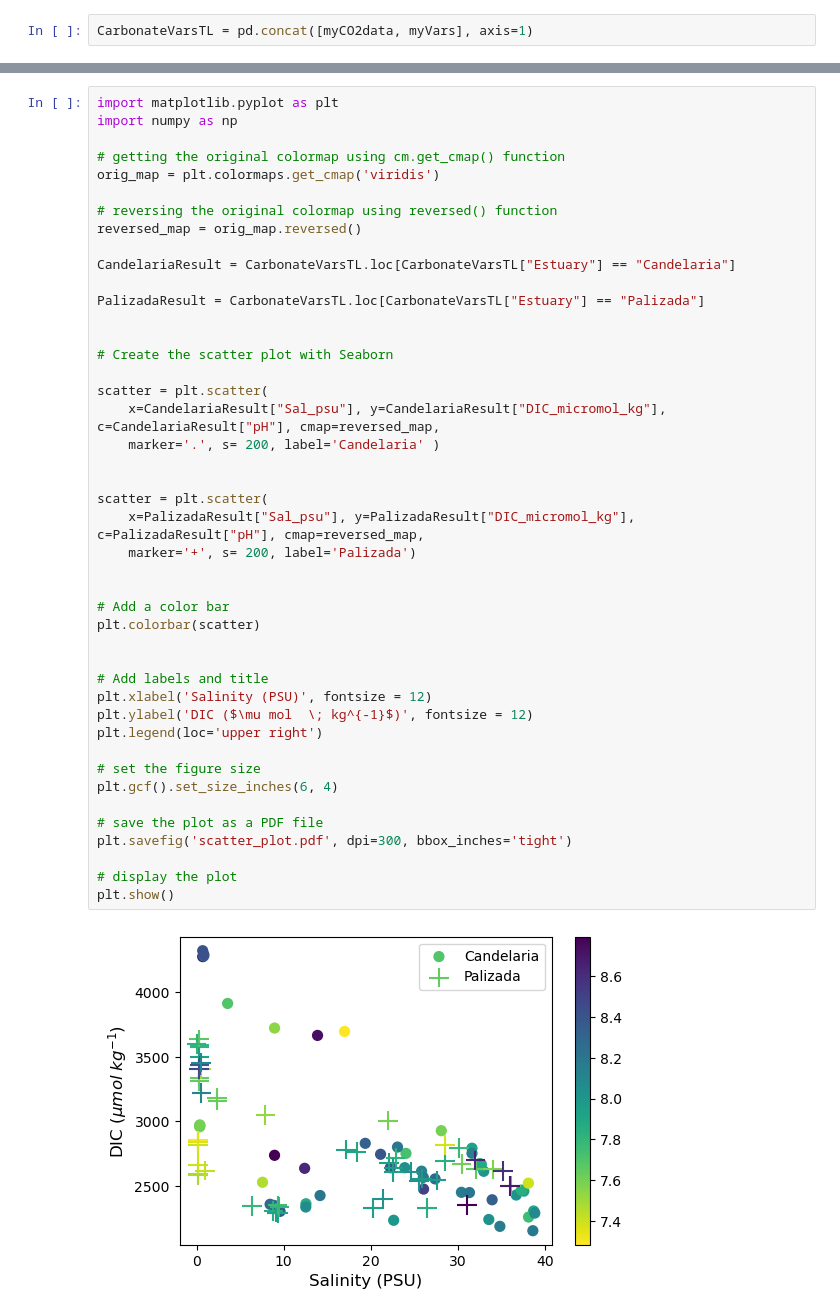
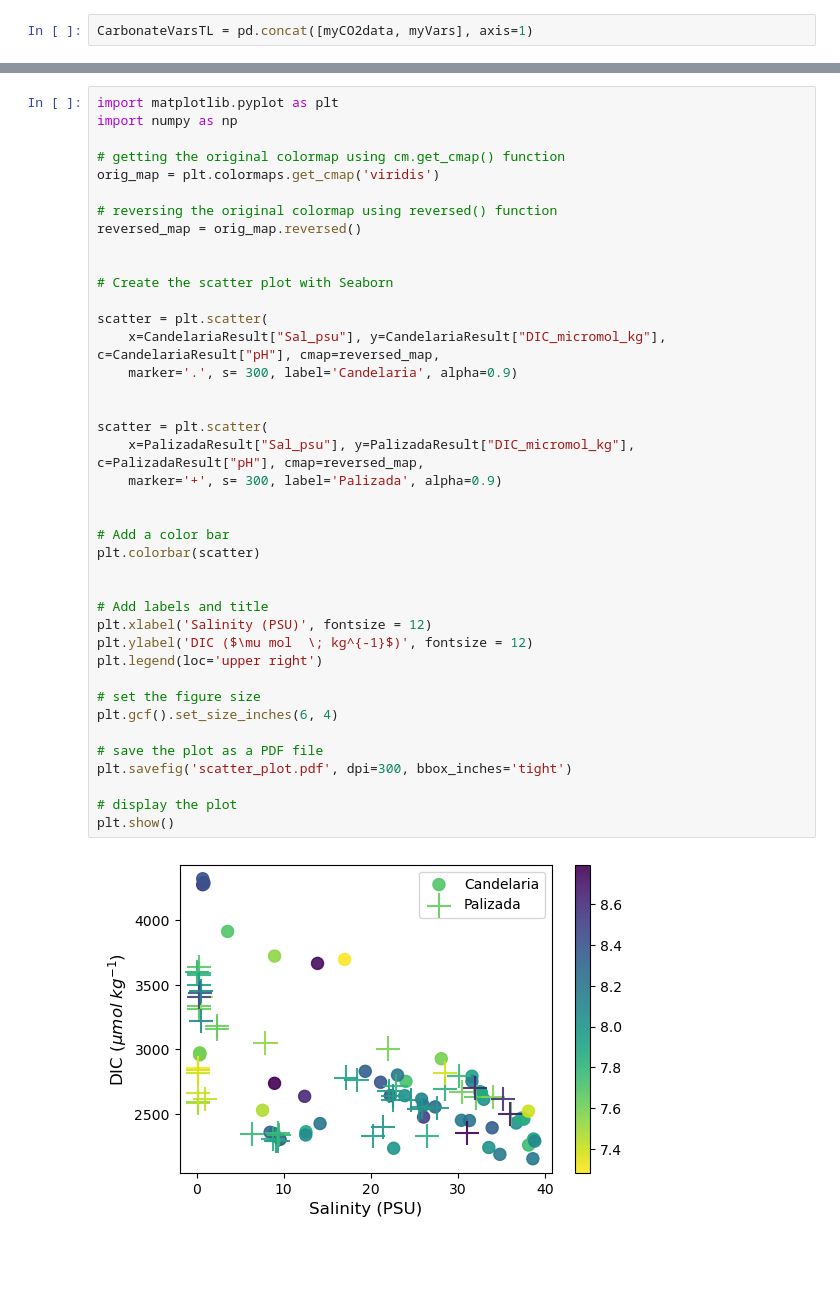
Before and after one commit to gilbertoCM/terminos_lagoon_carbonate, a Jupyter notebook: MartinezTrejo_etal_2023_pyco2sys.ipynb, the cells around one changed output, grey strips where cells are left out. Cells and saved outputs as stored; diff of their text form; blank space fills up the shorter version.

```diff
--- a/MartinezTrejo_etal_2023_pyco2sys.ipynb
+++ b/MartinezTrejo_etal_2023_pyco2sys.ipynb
@@ -75,39 +76,35 @@ orig_map = plt.colormaps.get_cmap('viridis')
 # reversing the original colormap using reversed() function
 reversed_map = orig_map.reversed()
 
-CandelariaResult = CarbonateVarsTL.loc[CarbonateVarsTL["Estuary"] == "Candelaria"]
-
-PalizadaResult = CarbonateVarsTL.loc[CarbonateVarsTL["Estuary"] == "Palizada"]
-
 
 # Create the scatter plot with Seaborn
 
 scatter = plt.scatter(
     x=CandelariaResult["Sal_psu"], y=CandelariaResult["DIC_micromol_kg"], c=CandelariaResult["pH"], cmap=reversed_map,
-    marker='.', s= 200, label='Candelaria' )
+    marker='.', s= 300, label='Candelaria', alpha=0.9)
 
 
 scatter = plt.scatter(
     x=PalizadaResult["Sal_psu"], y=PalizadaResult["DIC_micromol_kg"], c=PalizadaResult["pH"], cmap=reversed_map,
-    marker='+', s= 200, label='Palizada')
+    marker='+', s= 300, label='Palizada', alpha=0.9)
 
 
 # Add a color bar
 plt.colorbar(scatter)
 
 
 # Add labels and title
 plt.xlabel('Salinity (PSU)', fontsize = 12)
 plt.ylabel('DIC ($\mu mol  \; kg^{-1}$)', fontsize = 12)
 plt.legend(loc='upper right')
 
 # set the figure size
 plt.gcf().set_size_inches(6, 4)
 
 # save the plot as a PDF file
 plt.savefig('scatter_plot.pdf', dpi=300, bbox_inches='tight')
 
 # display the plot
 plt.show()
 # %% [output]
-[figure, old version]
+[figure, new version]
```
Also changed, not shown: parts of 5 cells of this notebook.
